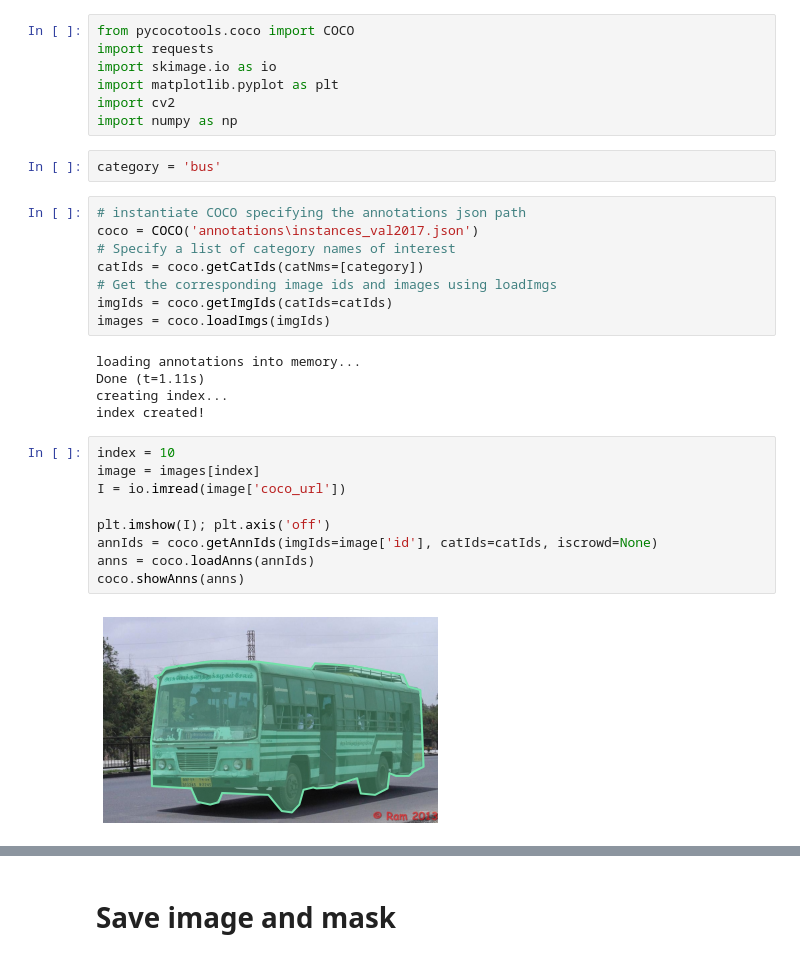
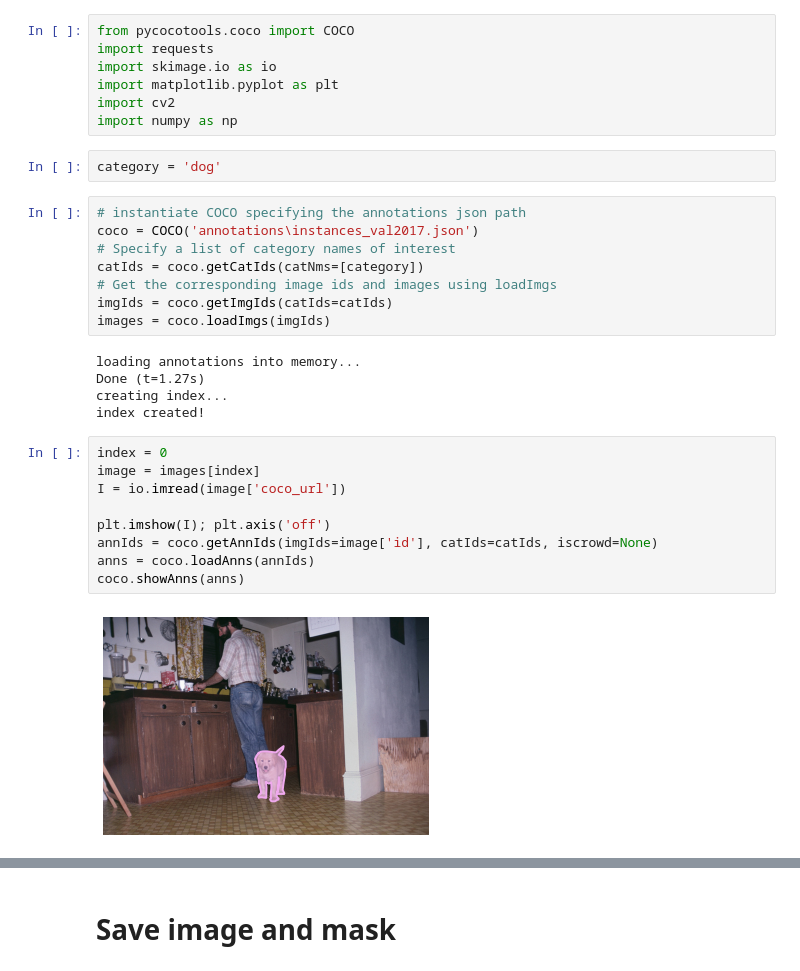
Before and after one commit to ZinebLahrichi/GRM_project, a Jupyter notebook: load_coco.ipynb, the cells around one changed output, grey strips where cells are left out. Saved outputs shown, nothing was run; the diff lists cells and outputs as text.

```diff
--- a/load_coco.ipynb
+++ b/load_coco.ipynb
@@ -6,7 +6,7 @@ import matplotlib.pyplot as plt
 import cv2
 import numpy as np
 # %%
-category = 'bus'
+category = 'dog'
 # %%
 # instantiate COCO specifying the annotations json path
 coco = COCO('annotations\instances_val2017.json')
@@ -17,20 +17,20 @@ imgIds = coco.getImgIds(catIds=catIds)
 images = coco.loadImgs(imgIds)
 # %% [output]
 loading annotations into memory...
-Done (t=1.11s)
+Done (t=1.27s)
 creating index...
 index created!
 # %%
-index = 10
+index = 0
 image = images[index]
 I = io.imread(image['coco_url'])
 
 plt.imshow(I); plt.axis('off')
 annIds = coco.getAnnIds(imgIds=image['id'], catIds=catIds, iscrowd=None)
 anns = coco.loadAnns(annIds)
 coco.showAnns(anns)
 # %% [output]
-[figure, old version]
+[figure, new version]
 # %%
 mask = coco.annToMask(anns[0])
 for i in range(len(anns)):
```
Also changed, not shown: parts of 1 cell of this notebook.
